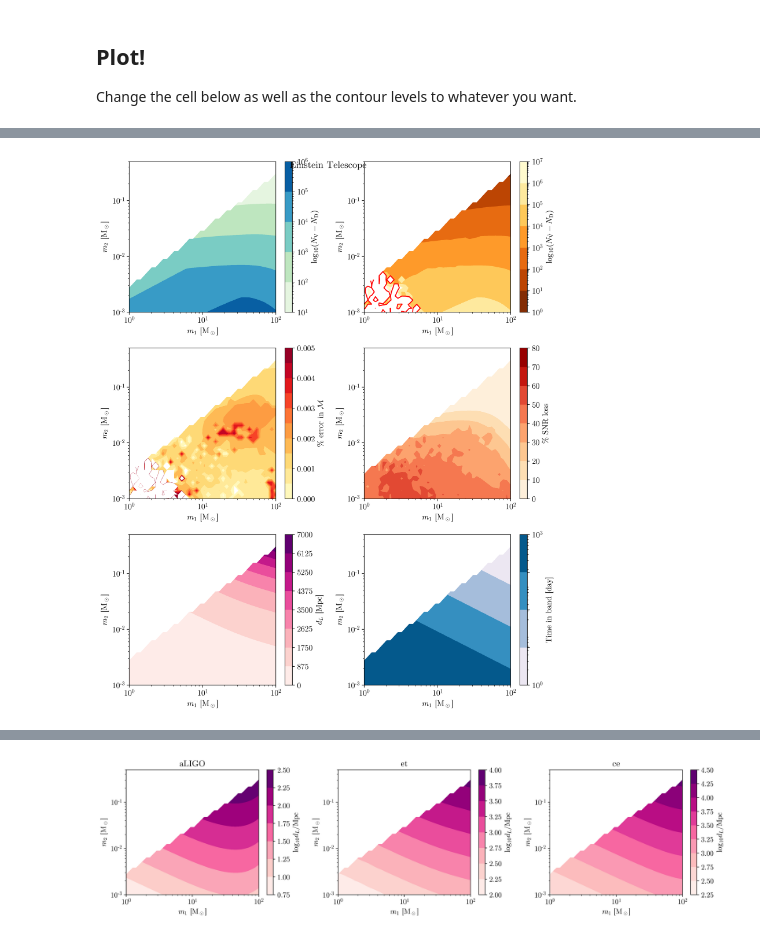
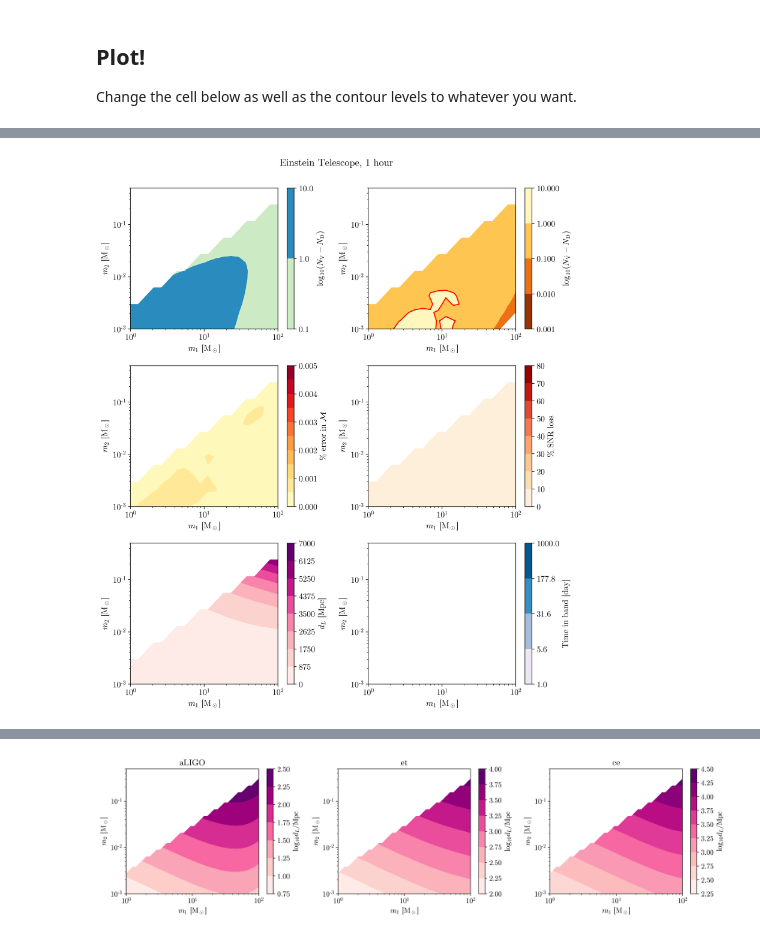
Before and after one commit to adam-coogan/pydd, a Jupyter notebook: notebooks/earth-based.ipynb, the cells around one changed output, grey strips where cells are left out. Saved outputs shown, nothing was run; the diff lists cells and outputs as text; code cells hidden in the pictures.

Commit message:
many updates to core code, new ns and plot scripts, add plots, transition to git lfs

```diff
--- a/notebooks/earth-based.ipynb
+++ b/notebooks/earth-based.ipynb
@@ -74,8 +75,6 @@ def get_statistics(
     m_2: float,
     S_n: Callable[[jnp.ndarray], jnp.ndarray],
     f_range: Tuple[float, float],
-    rho_s: float = rho_s_pbh,
-    gamma_s: float = gamma_s_pbh,
     snr_thresh: float = 12,
     t_to_h_max: float = 1 * YR,
 ) -> Dict[str, jnp.ndarray]:
@@ -86,7 +85,6 @@ def get_statistics(
     - m_1, m_2: black hole masses [kg].
     - S_n: noise PSD.
     - f_range: support of S_n.
-    - rho_6, gamma_s: initial spike parameters [kg / m^3, 1]. Default to PBH ones.
     - snr_thresh: target SNR. Used to compute distance to binary.
     - t_to_h_max: max duration for which signal can be measured [s].
 
@@ -109,15 +107,16 @@ def get_statistics(
     if m_2 / m_1 > 10 ** (-2.5):
         return result
 
-    rho_6 = get_rho_6(rho_s, m_1, gamma_s)
-    f_l, result["t_to_h"] = get_fl_ttoh(m_1, m_2, rho_6, gamma_s, f_range, t_to_h_max)
+    rho_6 = get_rho_6_pbh(m_1)
+
+    f_l, result["t_to_h"] = get_fl_ttoh(m_1, m_2, rho_6, gamma_s_pbh, f_range, t_to_h_max)
     f_h = min(get_f_isco(m_1), f_range[1])
     result["f_l"] = f_l
     result["f_h"] = f_h
 
-    result["dL"] = get_dL(m_1, m_2, rho_6, gamma_s, S_n, f_l, f_h, snr_thresh)
+    result["dL"] = get_dL(m_1, m_2, rho_6, gamma_s_pbh, S_n, f_l, f_h, snr_thresh)
 
-    dd = make_dynamic_dress(m_1, m_2, rho_6, gamma_s, dL=result["dL"])
+    dd = make_dynamic_dress(m_1, m_2, rho_6, gamma_s_pbh, dL=result["dL"])
     vb_0 = convert(dd, VacuumBinary)
 
     # Basic information
@@ -149,11 +148,16 @@ def get_statistics(
 # %% [markdown]
 ## Run analysis
 # %%
-path = "et"
-detector = path.split("-")[0]
+detector = "et"
+# %%
+MINUTE = 60
+HOUR = MINUTE * 60
+DAY = HOUR * 24
+WEEK = DAY * 7
+MONTH = 4 * WEEK  # roughly :]
 # %%
-m_1_g = jnp.geomspace(1 * MSUN, 100 * MSUN, 40)
-m_2_g = jnp.geomspace(1e-3 * MSUN, 5e-1 * MSUN, 38)
+m_1_g = jnp.geomspace(1 * MSUN, 100 * MSUN, 20)
+m_2_g = jnp.geomspace(1e-3 * MSUN, 5e-1 * MSUN, 18)
 m_1_mg, m_2_mg = jnp.meshgrid(m_1_g, m_2_g)
 m_1s, m_2s = m_1_mg.flatten(), m_2_mg.flatten()
 f_range = eval(f"f_range_{detector}")
@@ -161,7 +165,7 @@ S_n = eval(f"S_n_{detector}")
 
 results = []
 for (m_1, m_2) in tqdm(list(zip(m_1s, m_2s))):
-    results.append(get_statistics(m_1, m_2, S_n, f_range))
+    results.append(get_statistics(m_1, m_2, S_n, f_range, t_to_h_max=HOUR))
 
 results = {
     k: jnp.array([r[k] for r in results]).reshape((len(m_2_g), len(m_1_g)))
@@ -284,7 +288,8 @@ for ax in axes.flatten():
     ax.set_xlabel(r"$m_1$ [M$_\odot$]")
     ax.set_ylabel(r"$m_2$ [M$_\odot$]")
 
-fig.tight_layout()
+fig.tight_layout(rect=[0, 0.03, 1, 0.95])
 fig.suptitle(title)
-plt.savefig(f"figures/{path}.pdf")
+# fig.suptitle(title + ", 1 hour")
+# plt.savefig(f"figures/{detector}-hour.pdf")
 # %% [output]
@@ -292 +296 @@ WARNING:matplotlib.backends.backend_pdf:'cmunrm.otf' can not be subsetted into a
-[figure, old version]
+[figure, new version]
```
Also changed, not shown: parts of 11 cells of this notebook, 41 other files.
